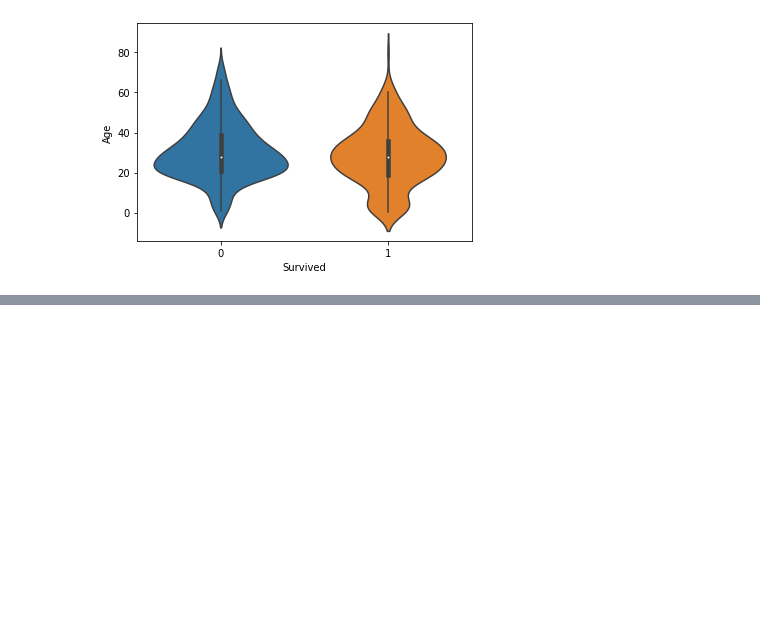
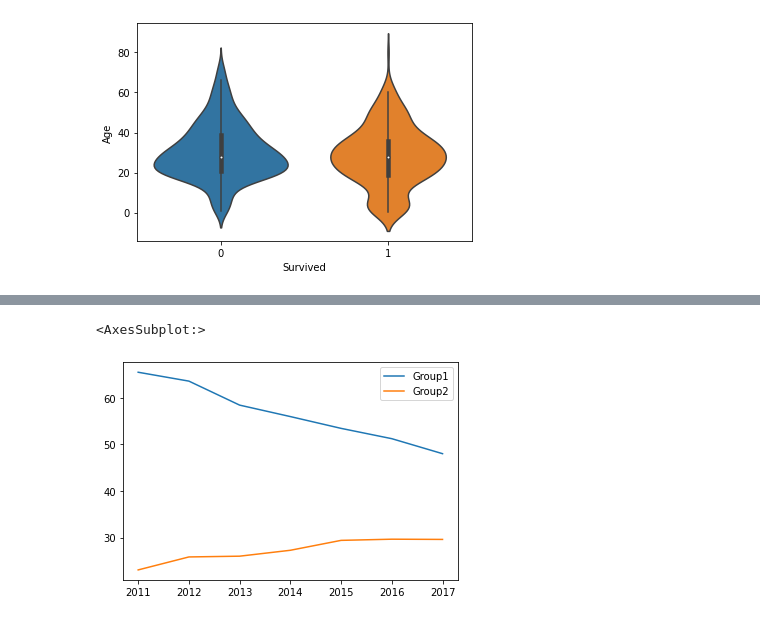
Before and after one commit to jin-kyeom/Python_Project, a Jupyter notebook: 0_Code_Eat_2206/code_eat_test_220723.ipynb, the cells around one changed output, grey strips where cells are left out. Cells and saved outputs as stored; diff of their text form; code cells hidden in the pictures; blank space fills up the shorter version.

```diff
--- a/0_Code_Eat_2206/code_eat_test_220723.ipynb
+++ b/0_Code_Eat_2206/code_eat_test_220723.ipynb
@@ -781,0 +813,8 @@ sns.violinplot(data=df, x="Survived", y="Age")
+# %%
+df['Group1'] = df.loc[:, 'KBS':'SBS'].sum(axis='columns')
+df['Group2'] = df.loc[:, 'TV CHOSUN':'MBN'].sum(axis='columns')
+# %%
+df.plot(y = ['Group1', 'Group2'])
+# %% [output]
+<AxesSubplot:>
+[figure, added]
```
Also changed, not shown: parts of 8 cells of this notebook, 3 other files.
